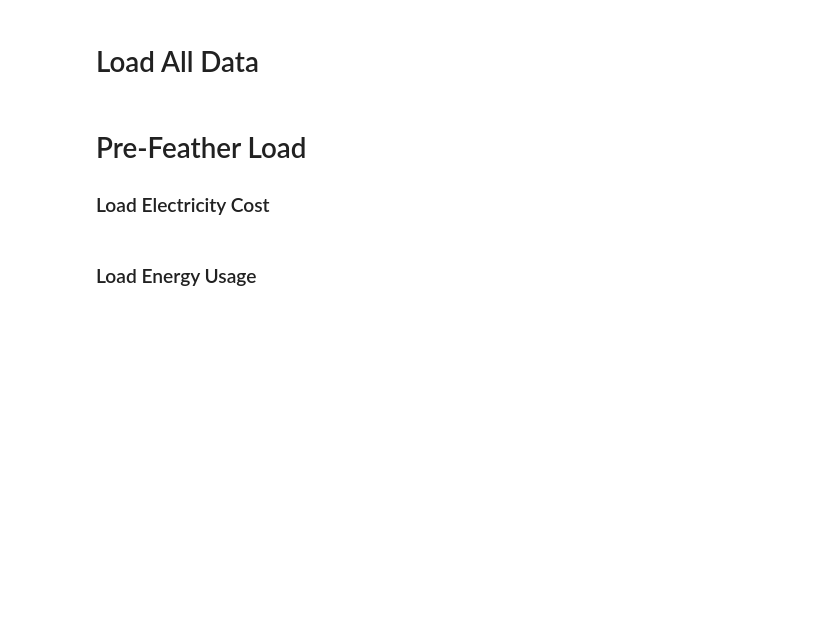
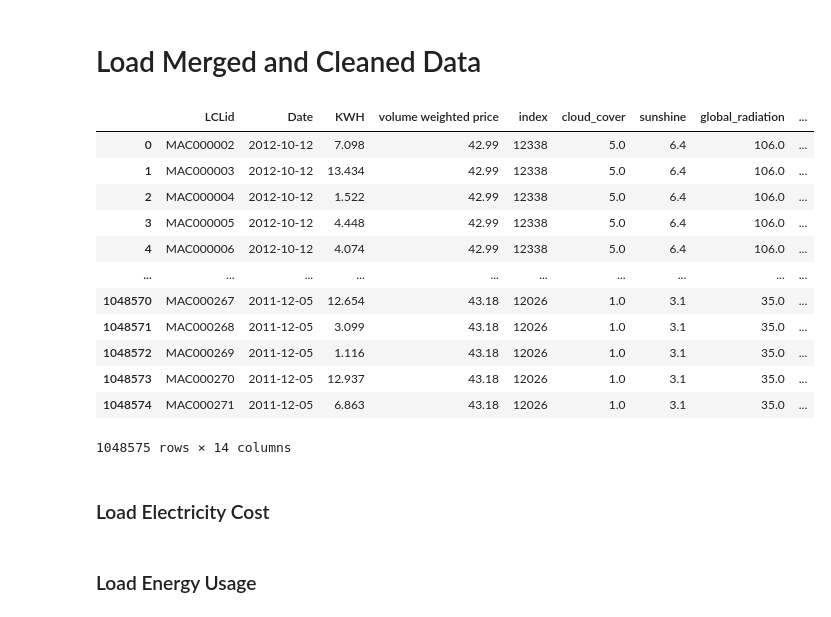
Before and after one commit to danny-ven/csc5610_london_energy, a Jupyter notebook: jupyter_notebooks/TestTrainSplit.ipynb, the cells around one changed output. Saved outputs shown, nothing was run; the diff lists cells and outputs as text; code cells hidden in the pictures; blank space fills up the shorter version.

```diff
--- a/jupyter_notebooks/TestTrainSplit.ipynb
+++ b/jupyter_notebooks/TestTrainSplit.ipynb
@@ -1,2 +6,2 @@
 # %% [markdown]
-# Load All Data
+# Load Merged and Cleaned Data
@@ -6,4 +8,20 @@ warnings.filterwarnings("ignore")
+# %%
+AllData_df = pd.read_feather("../data/clean/CleanedData.feather")
+AllData_df
+# %% [output]
+|  | LCLid | Date | KWH | volume weighted price | index | cloud_cover | sunshine | global_radiation | ... |
+| 0 | MAC000002 | 2012-10-12 | 7.098 | 42.99 | 12338 | 5.0 | 6.4 | 106.0 | ... |
+| 1 | MAC000003 | 2012-10-12 | 13.434 | 42.99 | 12338 | 5.0 | 6.4 | 106.0 | ... |
+| 2 | MAC000004 | 2012-10-12 | 1.522 | 42.99 | 12338 | 5.0 | 6.4 | 106.0 | ... |
+| 3 | MAC000005 | 2012-10-12 | 4.448 | 42.99 | 12338 | 5.0 | 6.4 | 106.0 | ... |
+| 4 | MAC000006 | 2012-10-12 | 4.074 | 42.99 | 12338 | 5.0 | 6.4 | 106.0 | ... |
+| ... | ... | ... | ... | ... | ... | ... | ... | ... | ... |
+| 1048570 | MAC000267 | 2011-12-05 | 12.654 | 43.18 | 12026 | 1.0 | 3.1 | 35.0 | ... |
+| 1048571 | MAC000268 | 2011-12-05 | 3.099 | 43.18 | 12026 | 1.0 | 3.1 | 35.0 | ... |
+| 1048572 | MAC000269 | 2011-12-05 | 1.116 | 43.18 | 12026 | 1.0 | 3.1 | 35.0 | ... |
+| 1048573 | MAC000270 | 2011-12-05 | 12.937 | 43.18 | 12026 | 1.0 | 3.1 | 35.0 | ... |
+| 1048574 | MAC000271 | 2011-12-05 | 6.863 | 43.18 | 12026 | 1.0 | 3.1 | 35.0 | ... |
+1048575 rows × 14 columns
 # %% [markdown]
-# Pre-Feather Load
 ### Load Electricity Cost
 # %%
```
Also changed, not shown: parts of 10 cells of this notebook.
